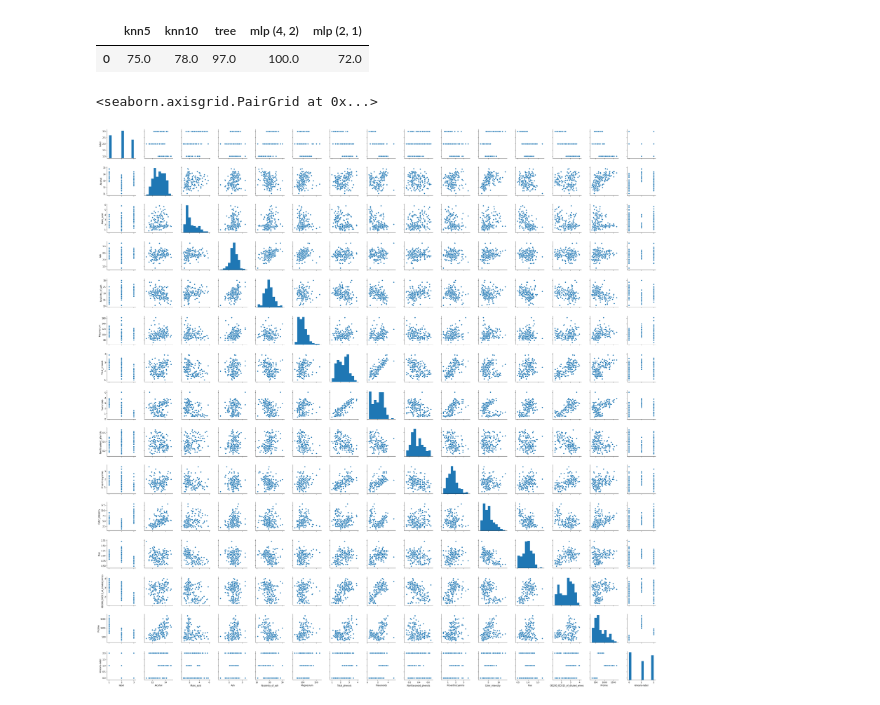
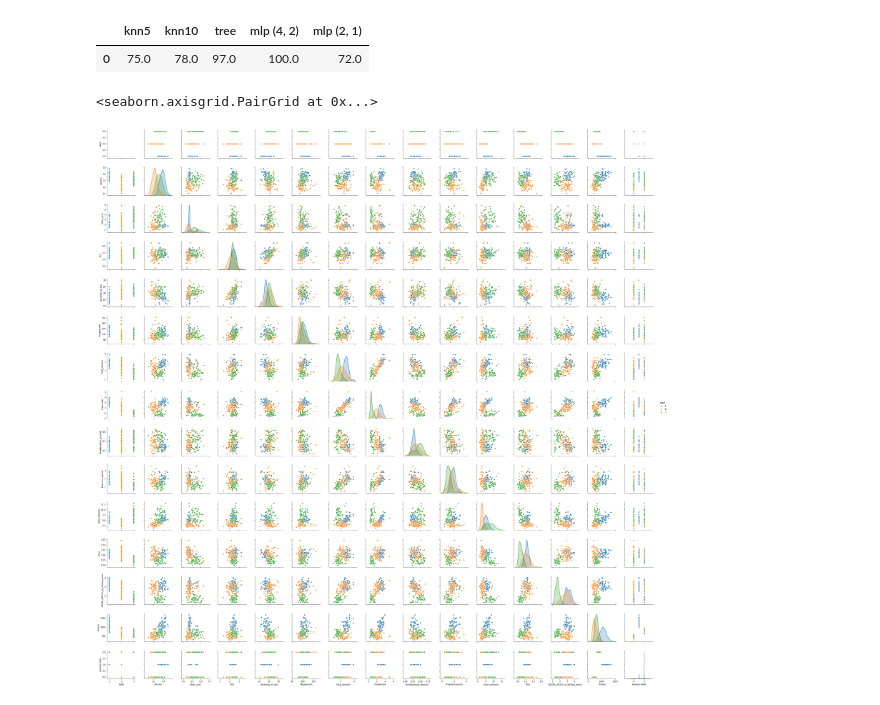
Before and after one commit to eliabeleal/Report_Machine_Learning, a Jupyter notebook: Wine.ipynb, the cells around one changed output. Saved outputs shown, nothing was run; the diff lists cells and outputs as text; code cells hidden in the pictures.

```diff
--- a/Wine.ipynb
+++ b/Wine.ipynb
@@ -149,7 +139,7 @@ df
 |  | knn5 | knn10 | tree | mlp (4, 2) | mlp (2, 1) |
 | 0 | 75.0 | 78.0 | 97.0 | 100.0 | 72.0 |
 # %%
-sb.pairplot(dataset,hue='dataset.label')
+sb.pairplot(dataset,hue='label')
 # %% [output]
 <seaborn.axisgrid.PairGrid at 0x...>
-[figure, old version]
+[figure, new version]
```
Also changed, not shown: parts of 3 cells of this notebook.
